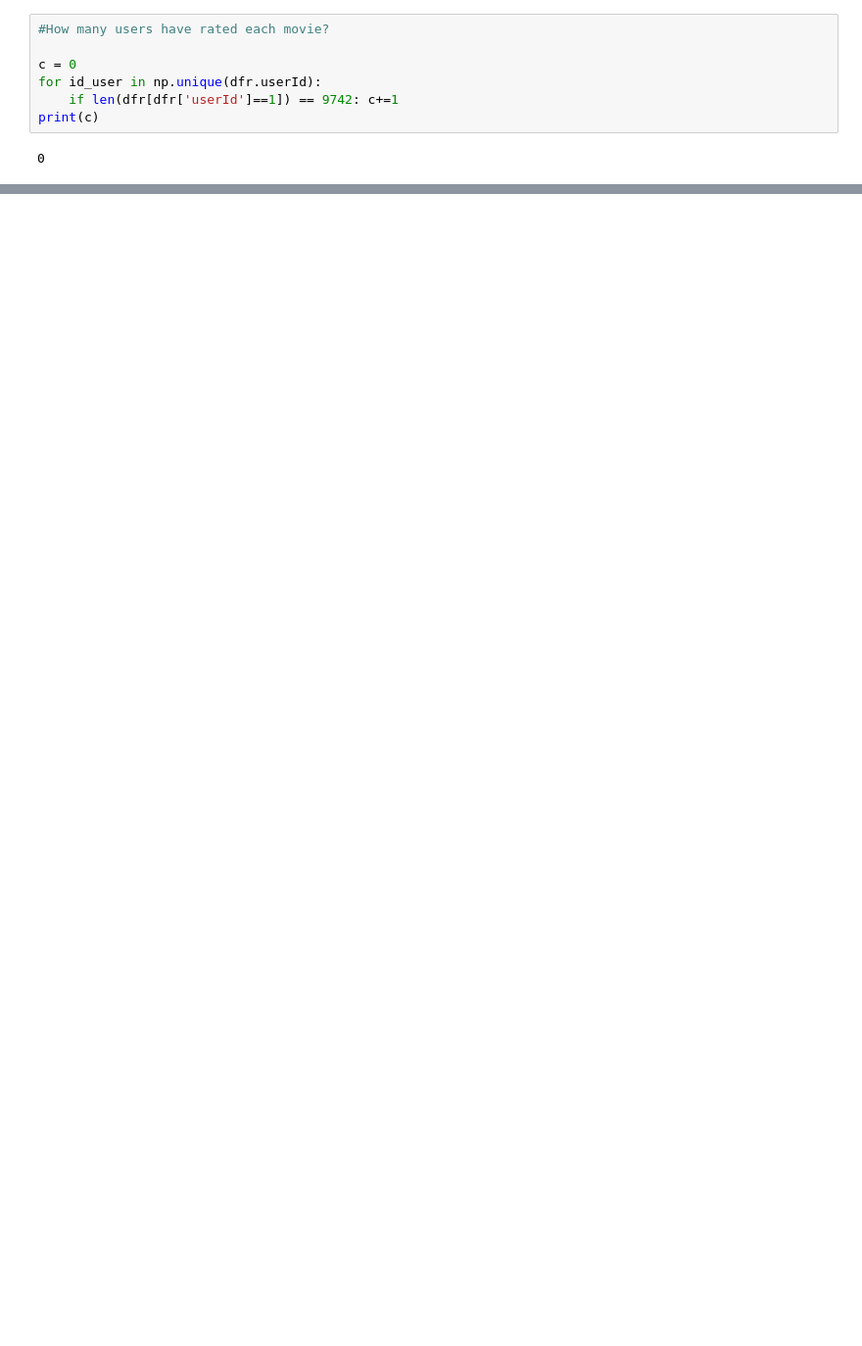
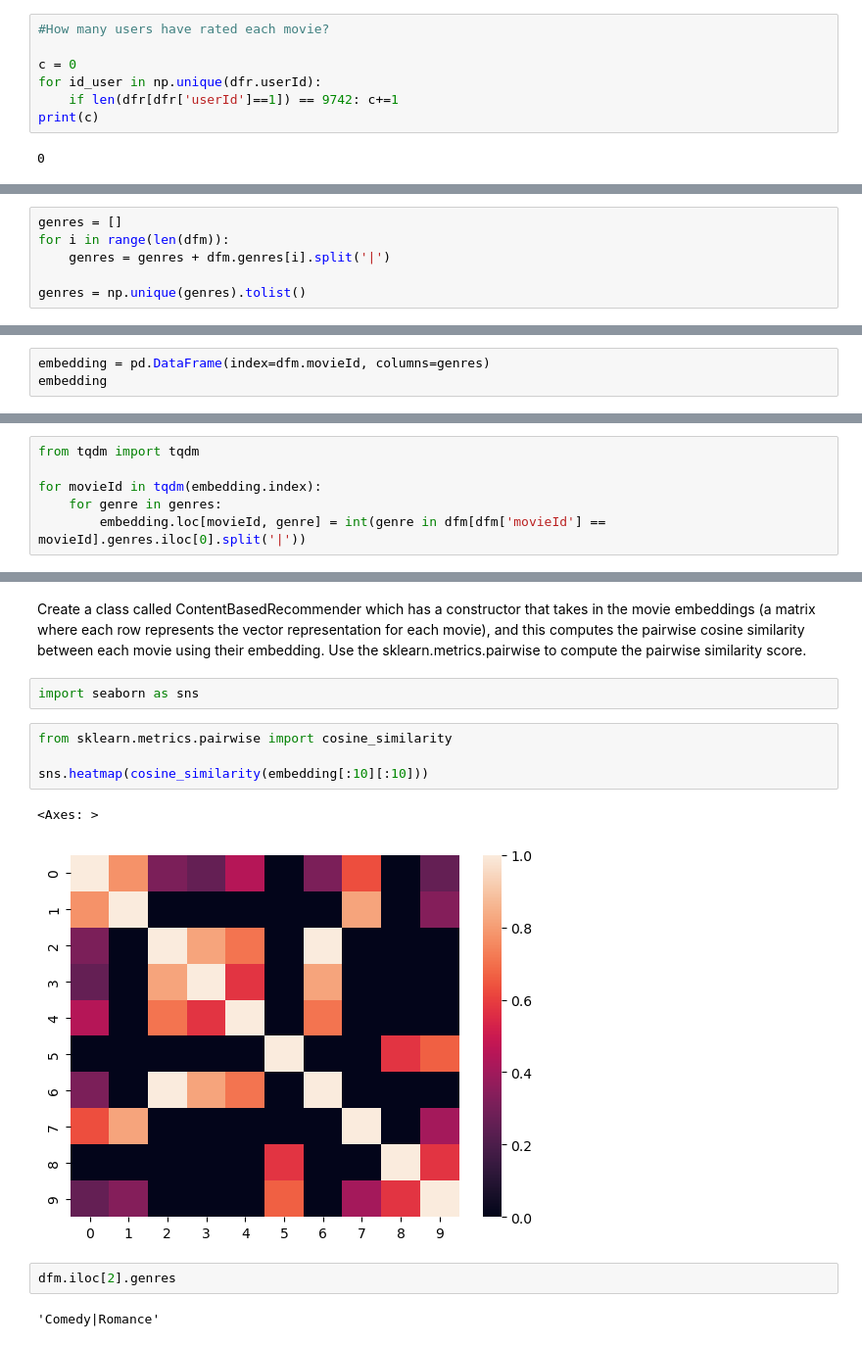
Before and after one commit to CogitoNTNU/CatMatch, a Jupyter notebook: movie_dataset.ipynb, the cells around one changed output, grey strips where cells are left out. Shown at 98% size. Cells and saved outputs as stored; diff of their text form; blank space fills up the shorter version.

```diff
--- a/movie_dataset.ipynb
+++ b/movie_dataset.ipynb
@@ -109,0 +209,6 @@ memory usage: 228.5+ KB
+# %%
+genres = []
+for i in range(len(dfm)):
+    genres = genres + dfm.genres[i].split('|')
+
+genres = np.unique(genres).tolist()
@@ -109,0 +238,3 @@ memory usage: 228.5+ KB
+# %%
+embedding = pd.DataFrame(index=dfm.movieId, columns=genres)
+embedding
@@ -109,0 +256,6 @@ memory usage: 228.5+ KB
+# %%
+from tqdm import tqdm
+
+for movieId in tqdm(embedding.index):
+    for genre in genres:
+        embedding.loc[movieId, genre] = int(genre in dfm[dfm['movieId'] == movieId].genres.iloc[0].split('|'))
@@ -109,0 +320,15 @@ memory usage: 228.5+ KB
+# %% [markdown]
+Create a class called ContentBasedRecommender which has a constructor that takes in the movie embeddings (a matrix where each row represents the vector representation for each movie), and this computes the pairwise cosine similarity between each movie using their embedding. Use the sklearn.metrics.pairwise to compute the pairwise similarity score.
+# %%
+import seaborn as sns
+# %%
+from sklearn.metrics.pairwise import cosine_similarity
+
+sns.heatmap(cosine_similarity(embedding[:10][:10]))
+# %% [output]
+<Axes: >
+[figure, added]
+# %%
+dfm.iloc[2].genres
+# %% [output]
+'Comedy|Romance'
```
Also changed, not shown: parts of 39 cells of this notebook, 1 other file.
